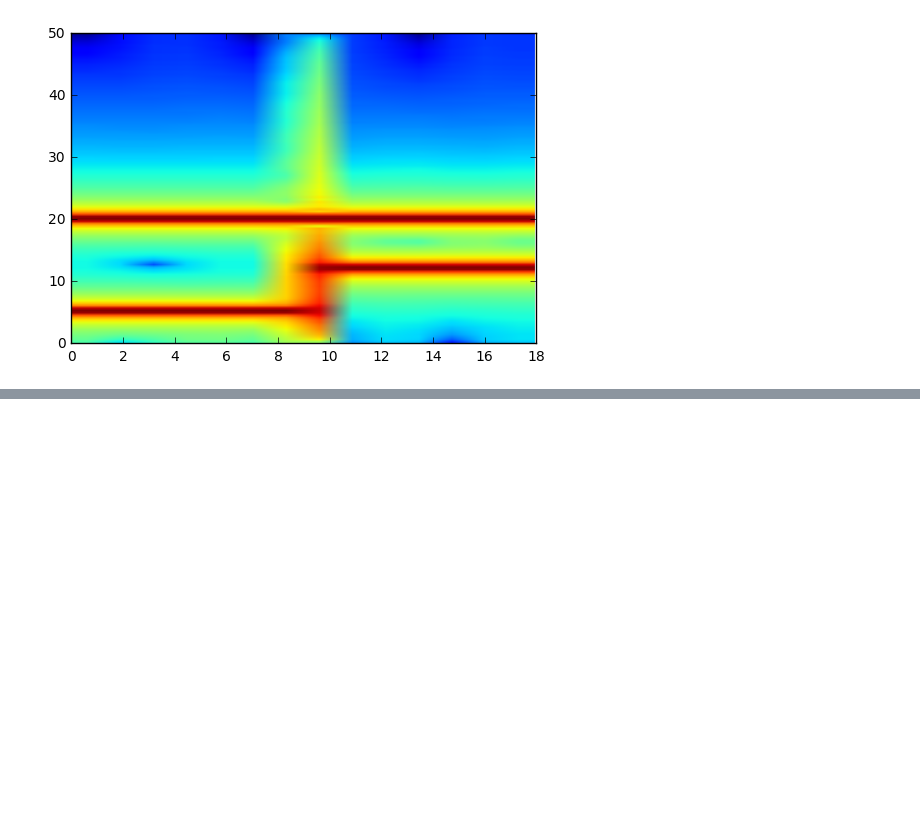
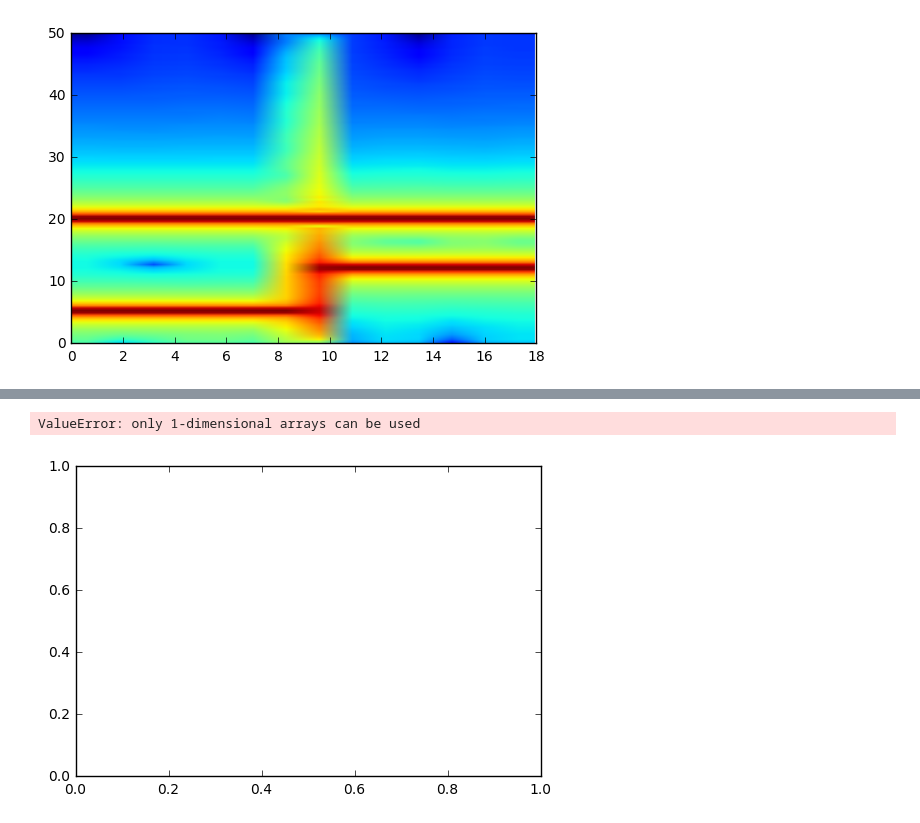
Before and after one commit to milorads/PythonBasics, a Jupyter notebook: Seventh part.ipynb, the cells around one changed output, grey strips where cells are left out. Drawn from its saved outputs; the diff is of its cells as text; code cells hidden in the pictures; blank space fills up the shorter version.

```diff
--- a/Seventh part.ipynb
+++ b/Seventh part.ipynb
@@ -64,0 +86,7 @@ specgram(x, NFFT=256, Fs=100)
+# %%
+FS, xx = wavfile.read(a)
+# %%
+specgram(xx, NFFT=256, Fs = 100)
+# %% [output]
+ValueError: only 1-dimensional arrays can be used
+[figure, added]
```
Also changed, not shown: parts of 15 cells of this notebook, 1 other file.
